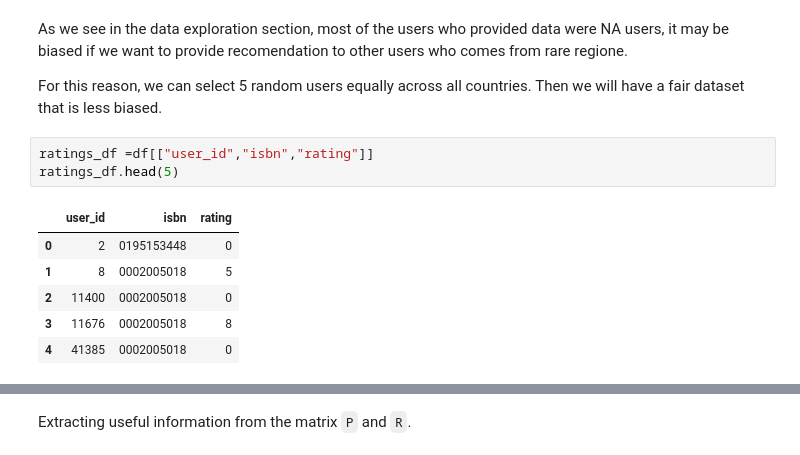
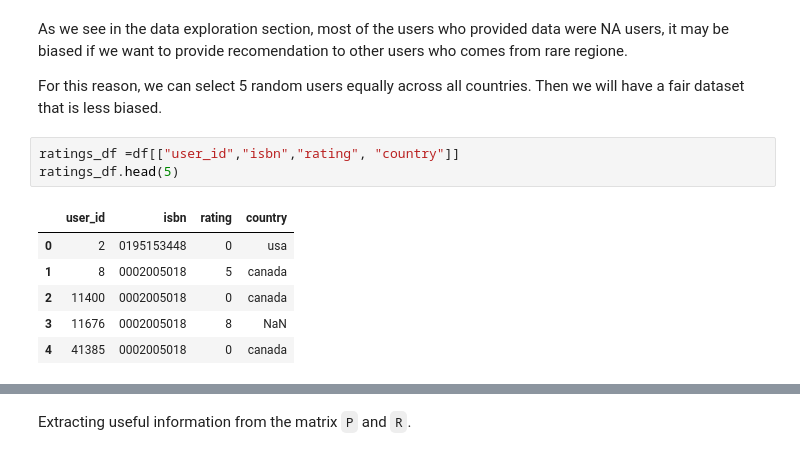
Before and after one commit to Song-z-h/data-intensive-proj, a Jupyter notebook: recomendation.ipynb, the cells around one changed output, grey strips where cells are left out. Saved outputs shown, nothing was run; the diff lists cells and outputs as text.

```diff
--- a/recomendation.ipynb
+++ b/recomendation.ipynb
@@ -300,12 +370,12 @@ As we see in the data exploration section, most of the users who provided data w
 
 For this reason, we can select 5 random users equally across all countries. Then we will have a fair dataset that is less biased.
 # %%
-ratings_df =df[["user_id","isbn","rating"]]
+ratings_df =df[["user_id","isbn","rating", "country"]]
 ratings_df.head(5)
 # %% [output]
-|  | user_id | isbn | rating |
-| 0 | 2 | 0195153448 | 0 |
-| 1 | 8 | 0002005018 | 5 |
-| 2 | 11400 | 0002005018 | 0 |
-| 3 | 11676 | 0002005018 | 8 |
-| 4 | 41385 | 0002005018 | 0 |
+|  | user_id | isbn | rating | country |
+| 0 | 2 | 0195153448 | 0 | usa |
+| 1 | 8 | 0002005018 | 5 | canada |
+| 2 | 11400 | 0002005018 | 0 | canada |
+| 3 | 11676 | 0002005018 | 8 | NaN |
+| 4 | 41385 | 0002005018 | 0 | canada |
```
Also changed, not shown: parts of 60 cells of this notebook.
